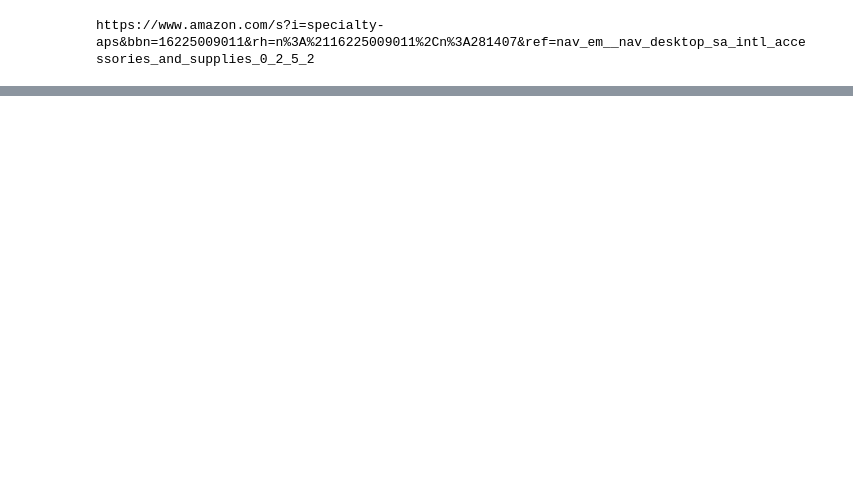
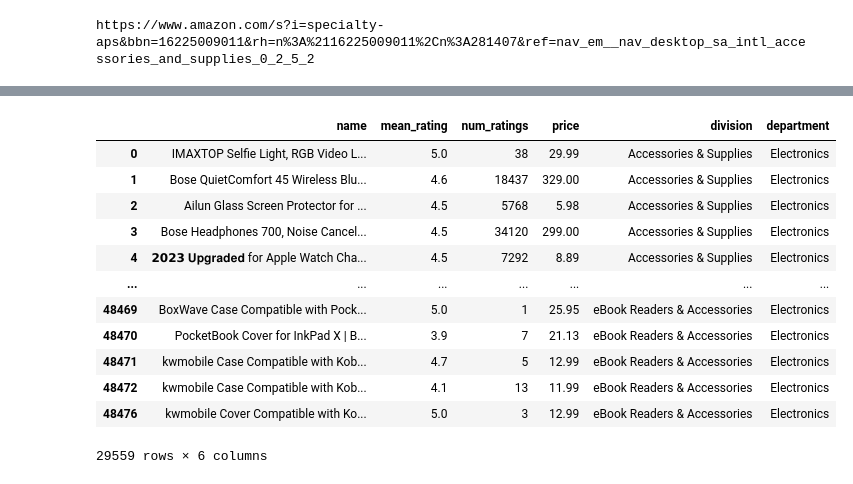
Before and after one commit to teofizzy/amazon, a Jupyter notebook: tasks/etl_system/scrape_amazon.ipynb, the cells around one changed output, grey strips where cells are left out. Drawn from its saved outputs; the diff is of its cells as text; code cells hidden in the pictures; blank space fills up the shorter version.

```diff
--- a/tasks/etl_system/scrape_amazon.ipynb
+++ b/tasks/etl_system/scrape_amazon.ipynb
@@ -573,0 +692,18 @@ Glendan Light Box Photography, 10"x10" Photo Box with 88 High Color Rendering In
+# %%
+electronics_df = electronics_df.drop_duplicates(subset=['name'])
+
+electronics_df
+# %% [output]
+|  | name | mean_rating | num_ratings | price | division | department |
+| 0 | IMAXTOP Selfie Light, RGB Video L... | 5.0 | 38 | 29.99 | Accessories & Supplies | Electronics |
+| 1 | Bose QuietComfort 45 Wireless Blu... | 4.6 | 18437 | 329.00 | Accessories & Supplies | Electronics |
+| 2 | Ailun Glass Screen Protector for ... | 4.5 | 5768 | 5.98 | Accessories & Supplies | Electronics |
+| 3 | Bose Headphones 700, Noise Cancel... | 4.5 | 34120 | 299.00 | Accessories & Supplies | Electronics |
+| 4 | 𝟮𝟬𝟮𝟯 𝐔𝐩𝐠𝐫𝐚𝐝𝐞𝐝 for Apple Watch Cha... | 4.5 | 7292 | 8.89 | Accessories & Supplies | Electronics |
+| ... | ... | ... | ... | ... | ... | ... |
+| 48469 | BoxWave Case Compatible with Pock... | 5.0 | 1 | 25.95 | eBook Readers & Accessories | Electronics |
+| 48470 | PocketBook Cover for InkPad X | B... | 3.9 | 7 | 21.13 | eBook Readers & Accessories | Electronics |
+| 48471 | kwmobile Case Compatible with Kob... | 4.7 | 5 | 12.99 | eBook Readers & Accessories | Electronics |
+| 48472 | kwmobile Case Compatible with Kob... | 4.1 | 13 | 11.99 | eBook Readers & Accessories | Electronics |
+| 48476 | kwmobile Cover Compatible with Ko... | 5.0 | 3 | 12.99 | eBook Readers & Accessories | Electronics |
+29559 rows × 6 columns
```
Also changed, not shown: parts of 51 cells of this notebook, 2 other files.
